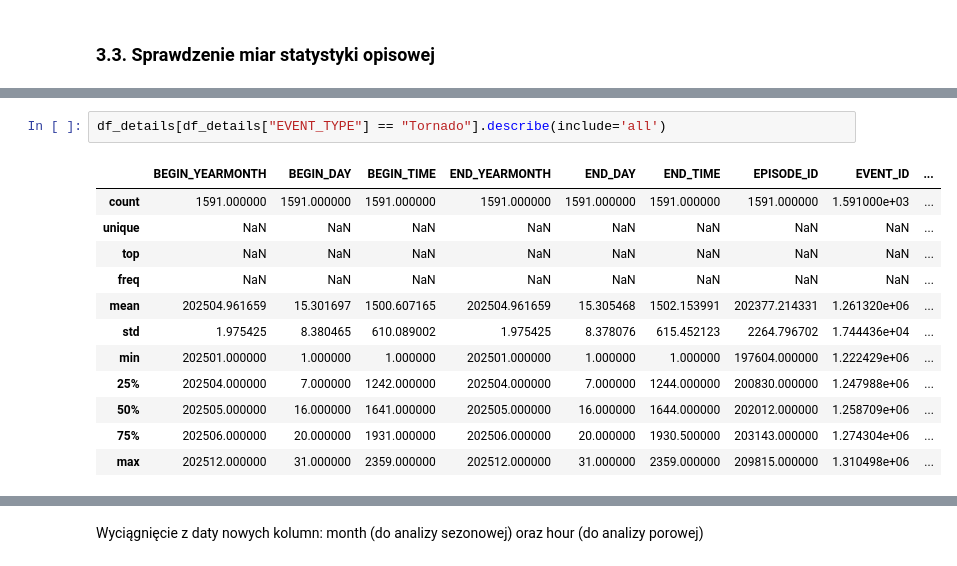
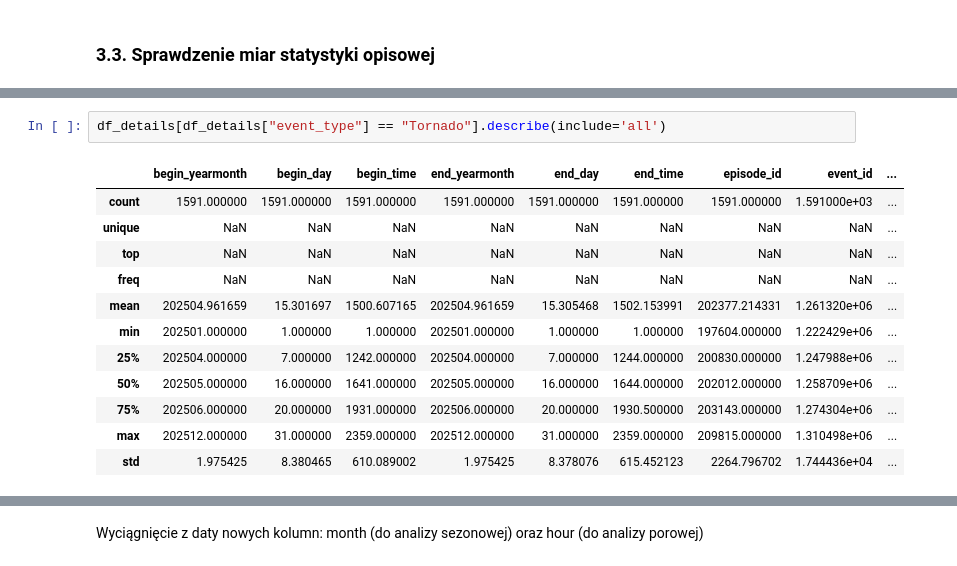
Before and after one commit to piaseckazaneta/Python, a Jupyter notebook: Zaneta_Piasecka_Mini_projekt_2026.ipynb, the cells around one changed output, grey strips where cells are left out. Saved outputs shown, nothing was run; the diff lists cells and outputs as text.

```diff
--- a/Zaneta_Piasecka_Mini_projekt_2026.ipynb
+++ b/Zaneta_Piasecka_Mini_projekt_2026.ipynb
@@ -231,15 +168,15 @@ df_details.describe(include='all')
 # %%
-df_details[df_details["EVENT_TYPE"] == "Tornado"].describe(include='all')
+df_details[df_details["event_type"] == "Tornado"].describe(include='all')
 # %% [output]
-|  | BEGIN_YEARMONTH | BEGIN_DAY | BEGIN_TIME | END_YEARMONTH | END_DAY | END_TIME | EPISODE_ID | EVENT_ID | ... |
+|  | begin_yearmonth | begin_day | begin_time | end_yearmonth | end_day | end_time | episode_id | event_id | ... |
 | count | 1591.000000 | 1591.000000 | 1591.000000 | 1591.000000 | 1591.000000 | 1591.000000 | 1591.000000 | 1.591000e+03 | ... |
 | unique | NaN | NaN | NaN | NaN | NaN | NaN | NaN | NaN | ... |
 | top | NaN | NaN | NaN | NaN | NaN | NaN | NaN | NaN | ... |
 | freq | NaN | NaN | NaN | NaN | NaN | NaN | NaN | NaN | ... |
 | mean | 202504.961659 | 15.301697 | 1500.607165 | 202504.961659 | 15.305468 | 1502.153991 | 202377.214331 | 1.261320e+06 | ... |
-| std | 1.975425 | 8.380465 | 610.089002 | 1.975425 | 8.378076 | 615.452123 | 2264.796702 | 1.744436e+04 | ... |
 | min | 202501.000000 | 1.000000 | 1.000000 | 202501.000000 | 1.000000 | 1.000000 | 197604.000000 | 1.222429e+06 | ... |
 | 25% | 202504.000000 | 7.000000 | 1242.000000 | 202504.000000 | 7.000000 | 1244.000000 | 200830.000000 | 1.247988e+06 | ... |
 | 50% | 202505.000000 | 16.000000 | 1641.000000 | 202505.000000 | 16.000000 | 1644.000000 | 202012.000000 | 1.258709e+06 | ... |
 | 75% | 202506.000000 | 20.000000 | 1931.000000 | 202506.000000 | 20.000000 | 1930.500000 | 203143.000000 | 1.274304e+06 | ... |
 | max | 202512.000000 | 31.000000 | 2359.000000 | 202512.000000 | 31.000000 | 2359.000000 | 209815.000000 | 1.310498e+06 | ... |
+| std | 1.975425 | 8.380465 | 610.089002 | 1.975425 | 8.378076 | 615.452123 | 2264.796702 | 1.744436e+04 | ... |
```
Also changed, not shown: parts of 39 cells of this notebook.
